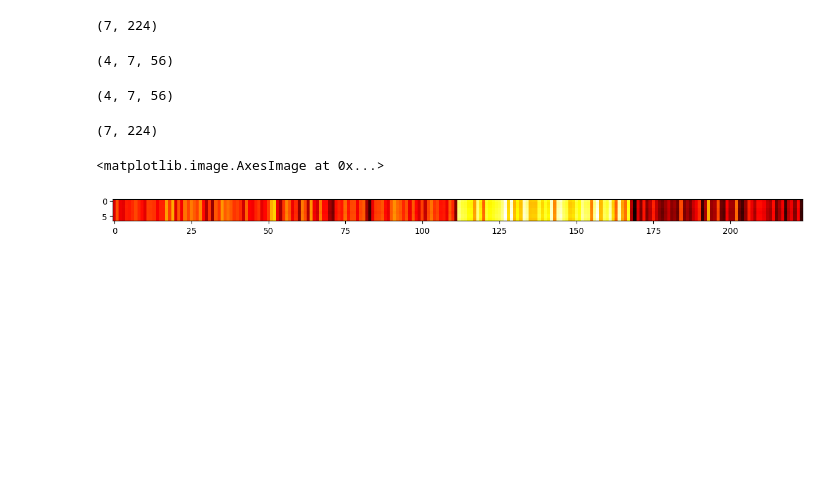
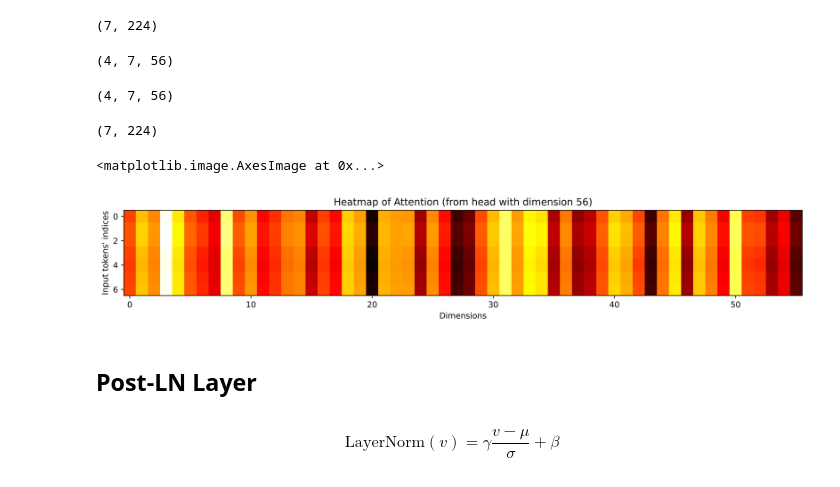
Before and after one commit to namratanwani/Attention-from-scratch, a Jupyter notebook: attention-code.ipynb, the cells around one changed output. Cells and saved outputs as stored; diff of their text form; code cells hidden in the pictures; blank space fills up the shorter version.

Commit message:
Post-LN layer added

```diff
--- a/attention-code.ipynb
+++ b/attention-code.ipynb
@@ -267,8 +267,17 @@ final_attention.shape
 (7, 224)
 # %%
 import matplotlib.pyplot as plt
-plt.figure(figsize=(15,15))
-plt.imshow(final_attention, cmap='hot')
+plt.figure(figsize=(15,8), dpi=800)
+plt.xlabel('Dimensions')
+plt.ylabel("Input tokens' indices")
+plt.title("Heatmap of Attention (from head with dimension 56)")
+plt.imshow(head_attention_output, cmap='hot')
 # %% [output]
 <matplotlib.image.AxesImage at 0x...>
-[figure, old version]
+[figure, new version]
+# %% [markdown]
+## Post-LN Layer
+# %% [markdown]
+$$
+\text{LayerNorm}(v) = \gamma \frac{v - \mu}{\sigma} + \beta
+$$
```
Also changed, not shown: parts of 7 cells of this notebook.
